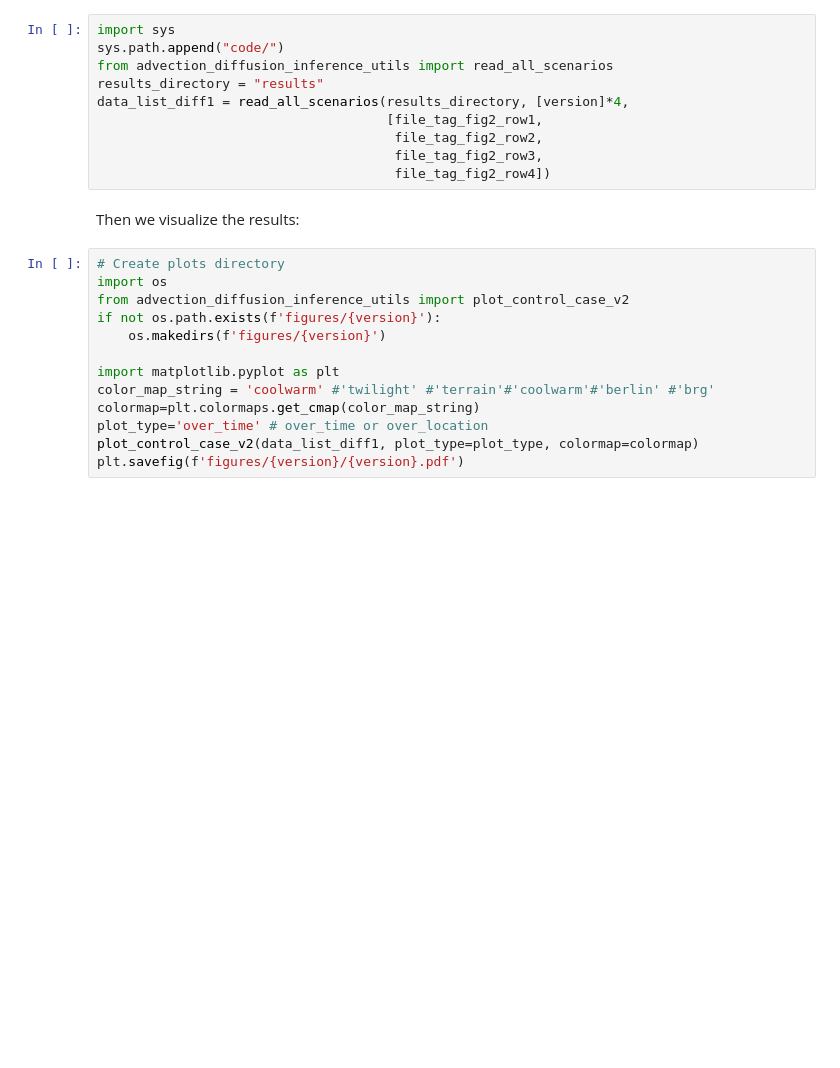
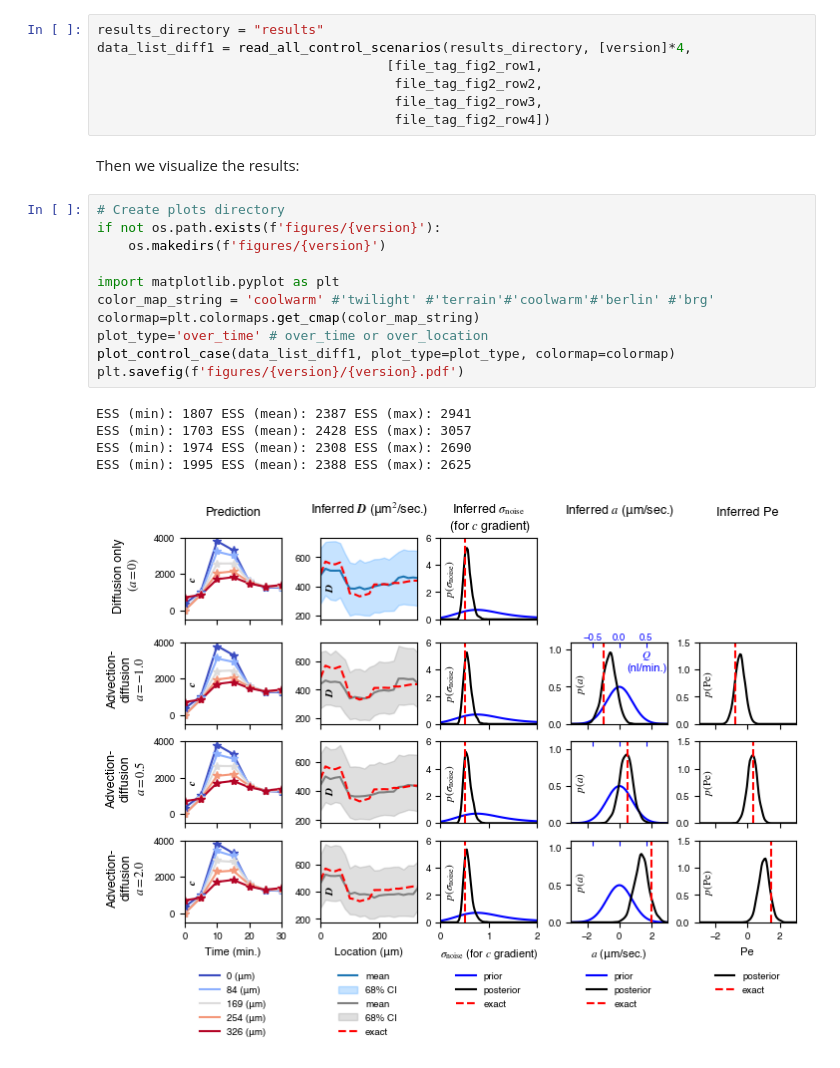
Before and after one commit to CUQI-DTU/Paper-Cochlear, a Jupyter notebook: control_results.ipynb, the cells around one changed output. Saved outputs shown, nothing was run; the diff lists cells and outputs as text; blank space fills up the shorter version.

Commit message:
update control results

```diff
--- a/control_results.ipynb
+++ b/control_results.ipynb
@@ -72,9 +83,6 @@ We first read the results generated by the code above. The results are stored in
 # %%
-import sys
-sys.path.append("code/")
-from advection_diffusion_inference_utils import read_all_scenarios
 results_directory = "results"
-data_list_diff1 = read_all_scenarios(results_directory, [version]*4,
+data_list_diff1 = read_all_control_scenarios(results_directory, [version]*4,
                                      [file_tag_fig2_row1,
                                       file_tag_fig2_row2,
                                       file_tag_fig2_row3,
@@ -83,14 +91,18 @@ data_list_diff1 = read_all_scenarios(results_directory, [version]*4,
 Then we visualize the results:
 # %%
 # Create plots directory
-import os
-from advection_diffusion_inference_utils import plot_control_case_v2
 if not os.path.exists(f'figures/{version}'):
     os.makedirs(f'figures/{version}')
 
 import matplotlib.pyplot as plt
 color_map_string = 'coolwarm' #'twilight' #'terrain'#'coolwarm'#'berlin' #'brg'
 colormap=plt.colormaps.get_cmap(color_map_string)
 plot_type='over_time' # over_time or over_location
-plot_control_case_v2(data_list_diff1, plot_type=plot_type, colormap=colormap)
+plot_control_case(data_list_diff1, plot_type=plot_type, colormap=colormap)
 plt.savefig(f'figures/{version}/{version}.pdf')
+# %% [output]
+ESS (min): 1807 ESS (mean): 2387 ESS (max): 2941
+ESS (min): 1703 ESS (mean): 2428 ESS (max): 3057
+ESS (min): 1974 ESS (mean): 2308 ESS (max): 2690
+ESS (min): 1995 ESS (mean): 2388 ESS (max): 2625
+[figure, added]
```
Also changed, not shown: parts of 3 cells of this notebook.
